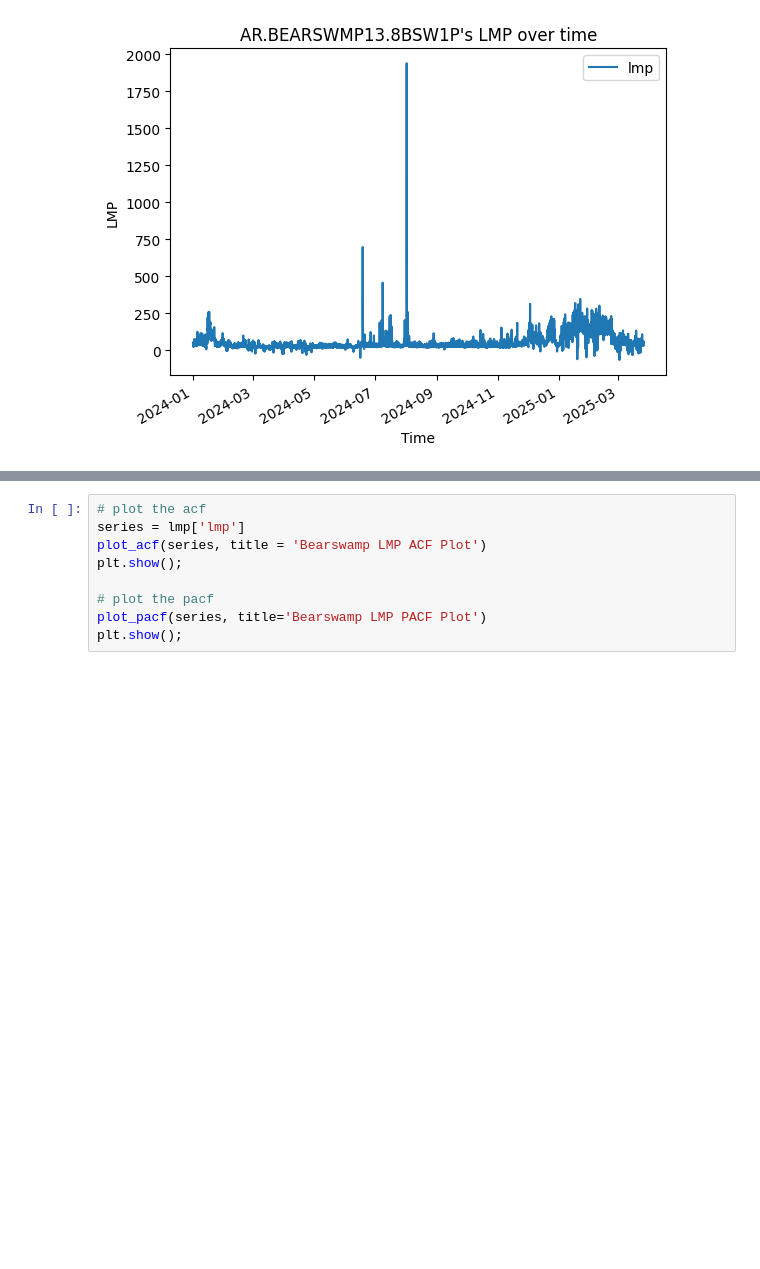
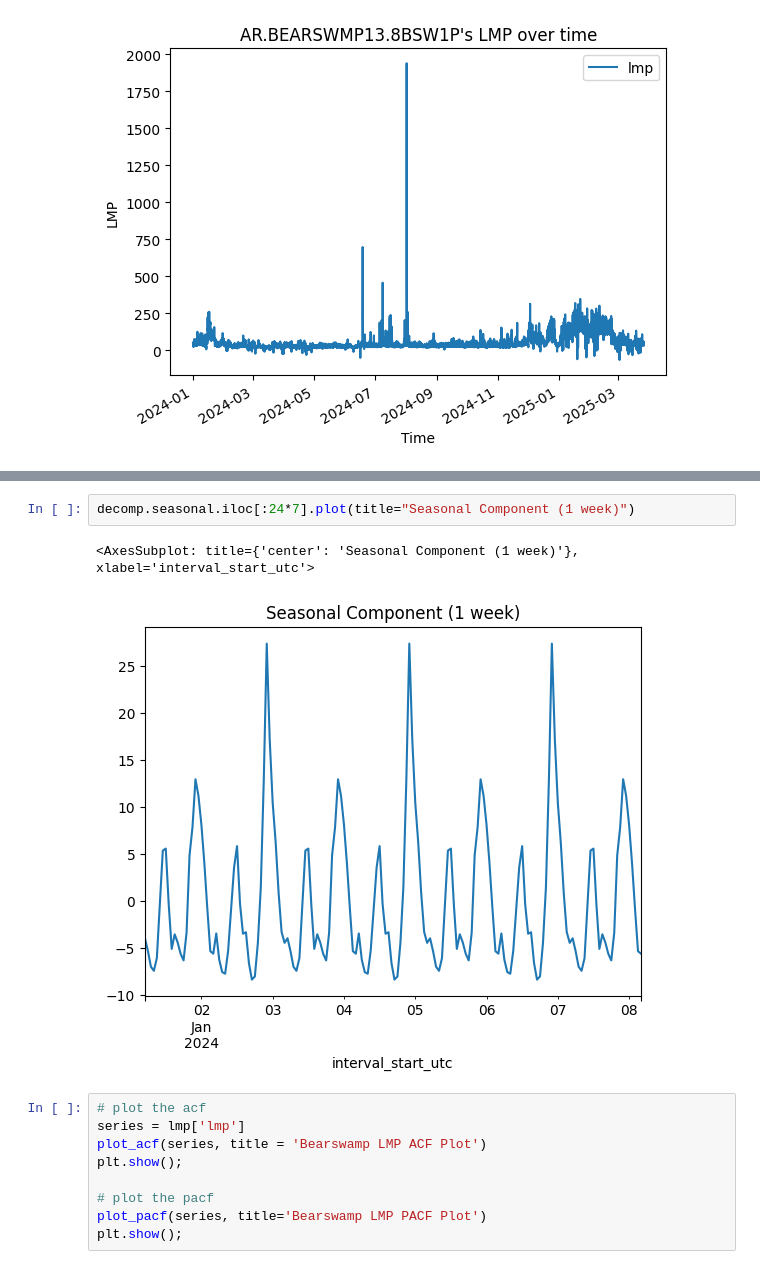
Before and after one commit to BradyHobson/ML2-Project, a Jupyter notebook: time_series_model.ipynb, the cells around one changed output, grey strips where cells are left out. Drawn from its saved outputs; the diff is of its cells as text; blank space fills up the shorter version.

```diff
--- a/time_series_model.ipynb
+++ b/time_series_model.ipynb
@@ -63,3 +60,8 @@ plt.show();
+# %%
+decomp.seasonal.iloc[:24*7].plot(title="Seasonal Component (1 week)")
+# %% [output]
+<AxesSubplot: title={'center': 'Seasonal Component (1 week)'}, xlabel='interval_start_utc'>
+[figure, added]
 # %%
 # plot the acf
 series = lmp['lmp']
```
Also changed, not shown: parts of 1 cell of this notebook, 1 other file.
